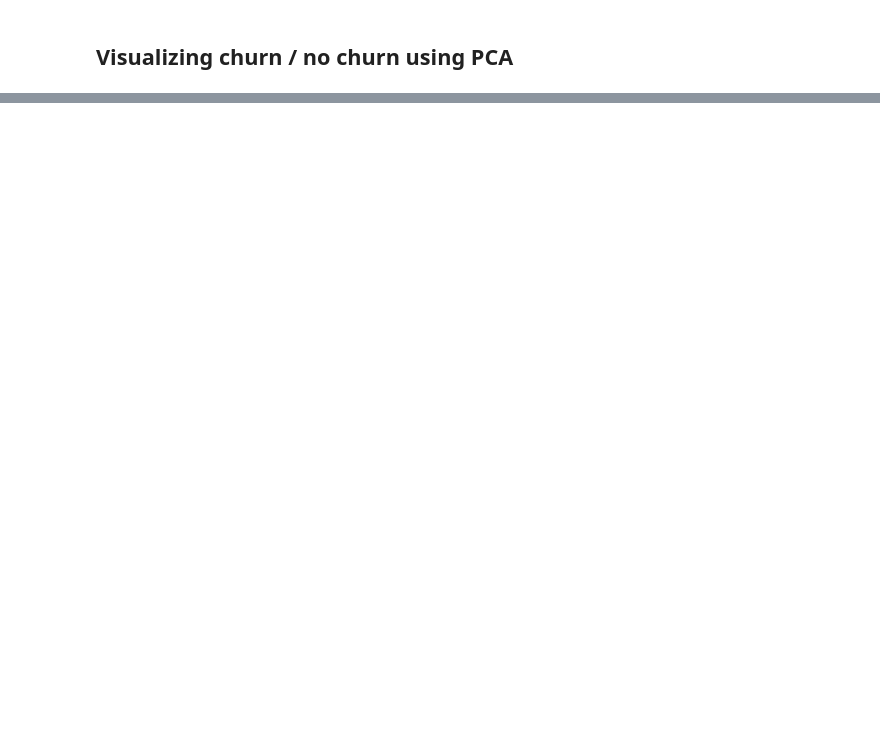
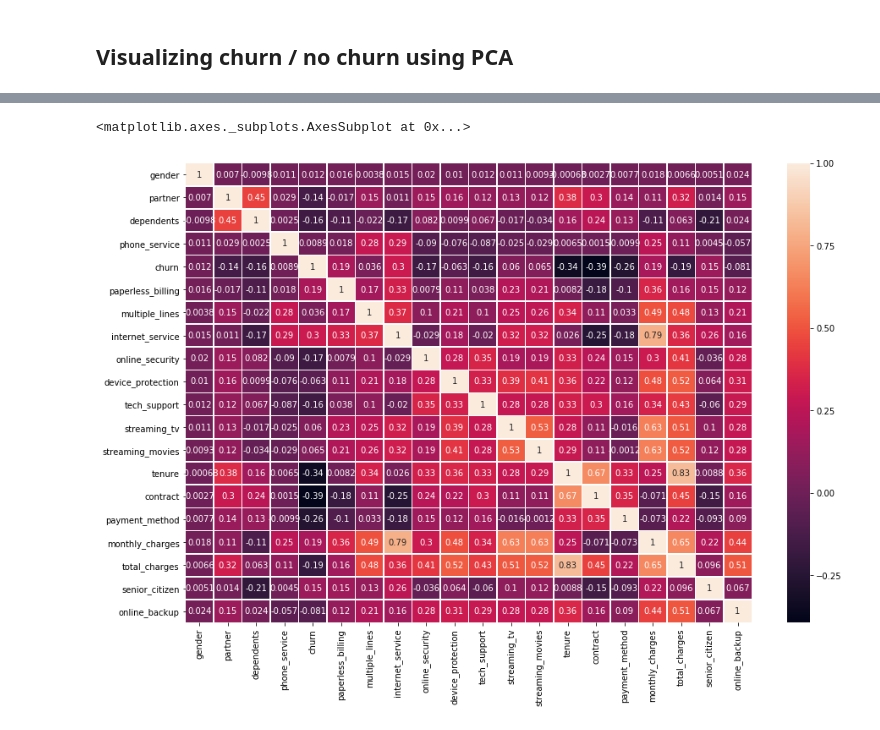
Before and after one commit to akshaysundar3/telco_prediction, a Jupyter notebook: eda_jl.ipynb, the cells around one changed output, grey strips where cells are left out. Cells and saved outputs as stored; diff of their text form; code cells hidden in the pictures; blank space fills up the shorter version.

```diff
--- a/eda_jl.ipynb
+++ b/eda_jl.ipynb
@@ -99,0 +94,10 @@ ax.grid()
+# %%
+import seaborn as sns
+
+corr = df.drop("customer_id", axis=1).corr()
+
+fig, ax = plt.subplots(figsize=(15,10))
+sns.heatmap(corr, annot=True, linewidths=.5, ax=ax)
+# %% [output]
+<matplotlib.axes._subplots.AxesSubplot at 0x...>
+[figure, added]
```
Also changed, not shown: parts of 8 cells of this notebook.
